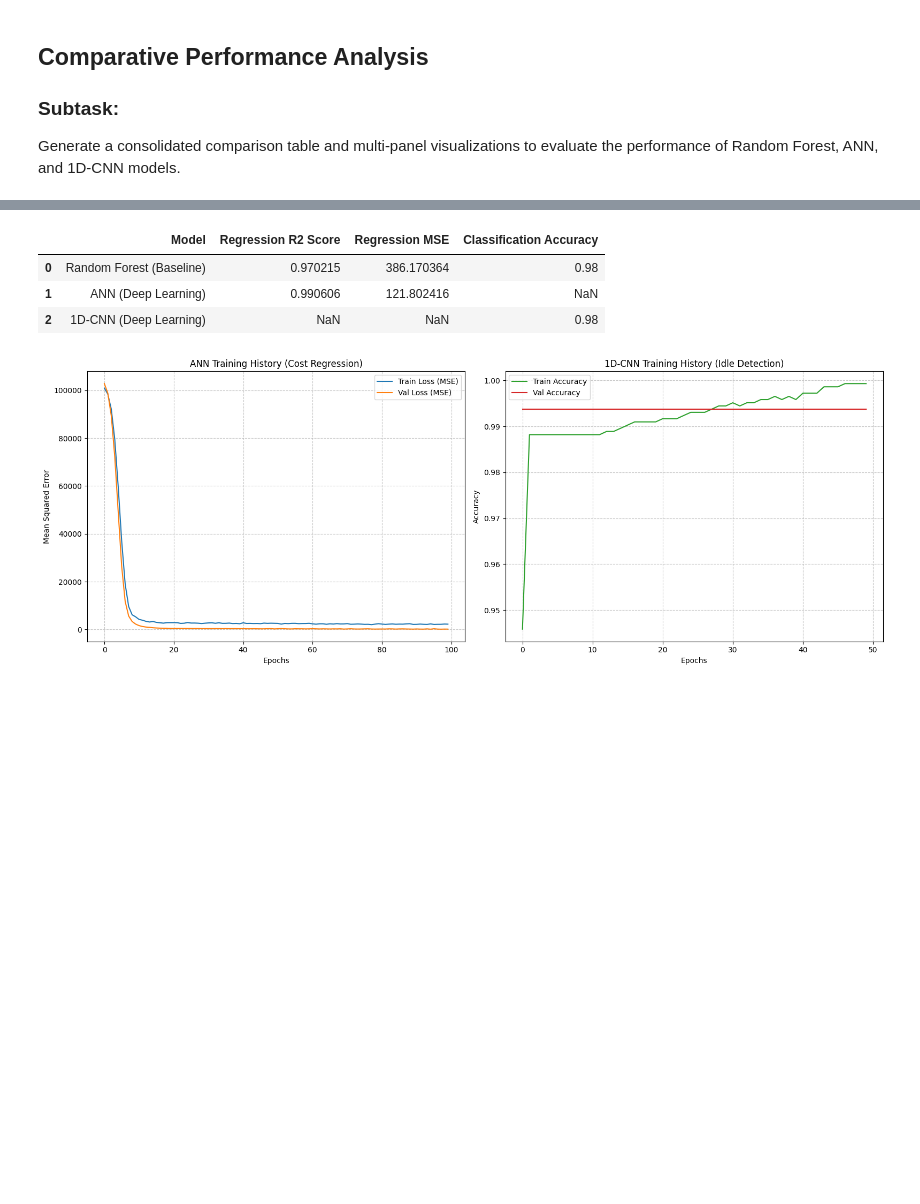
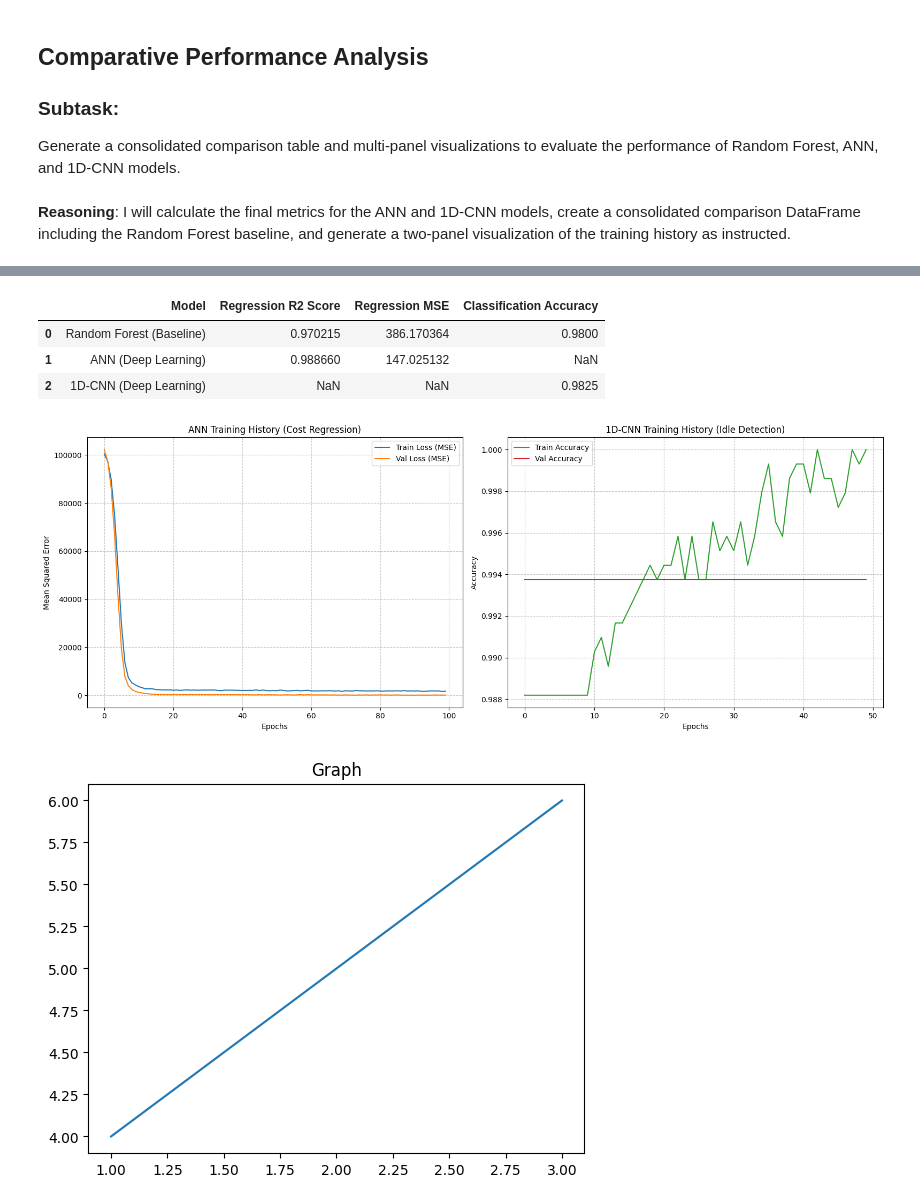
Before and after one commit to piyushdwivedi2901/cloud-cost-prediction-idle-detection-ml, a Jupyter notebook: Cloud_Cost_Prediction_and_Idle_Resource_Detection.ipynb, the cells around one changed output, grey strips where cells are left out. Saved outputs shown, nothing was run; the diff lists cells and outputs as text; code cells hidden in the pictures; blank space fills up the shorter version.

```diff
--- a/Cloud_Cost_Prediction_and_Idle_Resource_Detection.ipynb
+++ b/Cloud_Cost_Prediction_and_Idle_Resource_Detection.ipynb
@@ -201,6 +216,9 @@ Final 1D-CNN Classification Accuracy: 0.9800
 
 ### Subtask:
 Generate a consolidated comparison table and multi-panel visualizations to evaluate the performance of Random Forest, ANN, and 1D-CNN models.
+# %% [markdown]
+**Reasoning**:
+I will calculate the final metrics for the ANN and 1D-CNN models, create a consolidated comparison DataFrame including the Random Forest baseline, and generate a two-panel visualization of the training history as instructed.
 # %%
 import matplotlib.pyplot as plt
 import pandas as pd
@@ -252,4 +270,12 @@ axes[1].grid(True, linestyle='--', alpha=0.7)
 
 plt.tight_layout()
 plt.show()
+import matplotlib.pyplot as plt
+
+fig, ax = plt.subplots()
+ax.plot([1,2,3], [4,5,6])
+ax.set_title("Graph")
+
+fig.savefig("graph.png")
+plt.show()
 # %% [output]
@@ -258,6 +284,7 @@ plt.show()
 --- Consolidated Model Performance ---
 |  | Model | Regression R2 Score | Regression MSE | Classification Accuracy |
-| 0 | Random Forest (Baseline) | 0.970215 | 386.170364 | 0.98 |
-| 1 | ANN (Deep Learning) | 0.990606 | 121.802416 | NaN |
-| 2 | 1D-CNN (Deep Learning) | NaN | NaN | 0.98 |
+| 0 | Random Forest (Baseline) | 0.970215 | 386.170364 | 0.9800 |
+| 1 | ANN (Deep Learning) | 0.988660 | 147.025132 | NaN |
+| 2 | 1D-CNN (Deep Learning) | NaN | NaN | 0.9825 |
-[figure, old version]
+[figure, new version]
+[figure, added]
```
Also changed, not shown: parts of 7 cells of this notebook.
